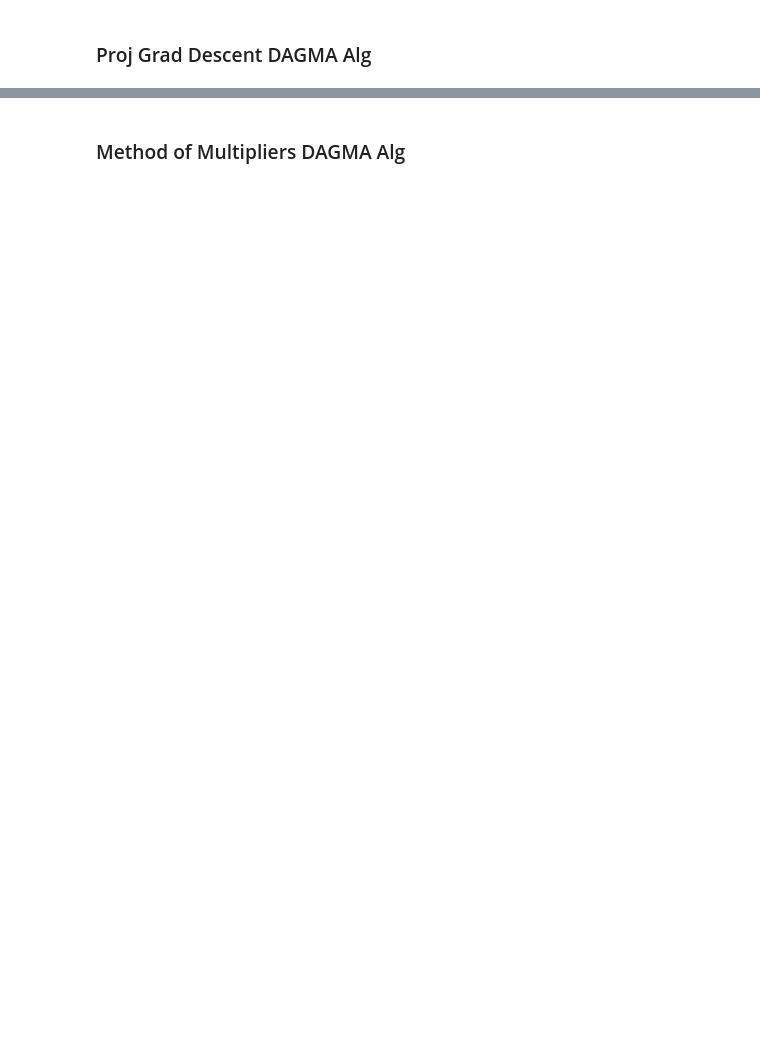
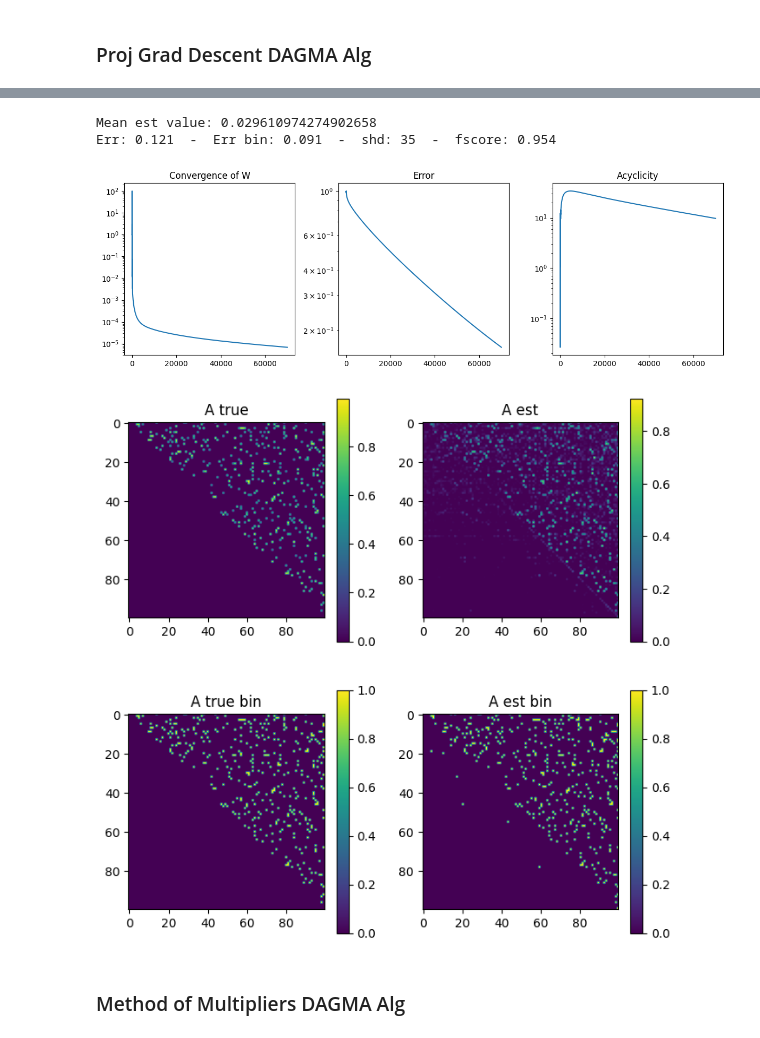
Before and after one commit to reysam93/cvx_dag_learning, a Jupyter notebook: preliminary_exp.ipynb, the cells around one changed output, grey strips where cells are left out. Drawn from its saved outputs; the diff is of its cells as text; code cells hidden in the pictures; blank space fills up the shorter version.

Commit message:
adding adam optim

```diff
--- a/preliminary_exp.ipynb
+++ b/preliminary_exp.ipynb
@@ -190,3 +188,39 @@ Err: 0.436  -  Err bin: 0.484  -  shd: 95  -  fscore: 0.757
+# %%
+## Second set of hyperparams N = 50
+lamb = get_lamb_value(N, M, 5e-2)
+# if edges == 2*N:
+#     args = {'stepsize': 5e-2, 'alpha': .5, 's': 1, 'lamb': np.sqrt(np.log(N)/M)*2e-2, 'max_iters': 50000,
+#             'tol': 1e-6,}
+# else:
+#     lamb = get_lamb_value(N, M, 2e-4)
+#     args = {'stepsize': 1e-3, 'alpha': .5, 's': 1, 'lamb': np.sqrt(np.log(N)/M)*2e-2, 'max_iters': 10000,
+#             'tol': 1e-6,}
+# args = {'stepsize': 5e-3, 'alpha': .5, 's': 1, 'lamb': np.sqrt(np.log(N)/M)*2e-2, 'max_iters': 50000,
+#         'tol': 1e-6,}
+lamb = get_lamb_value(N, M, 2e-4)
+args = {'stepsize': 1e-3, 'alpha': .5, 's': 1, 'lamb': lamb, 'max_iters': 70000,
+        'tol': 1e-6, 'adam_opt': True}
+
+
+
+# print('lamb:', args['lamb'])
+
+t_i = time.time()
+model_ppgd = Nonneg_dagma()
+A_dagma2 = model_ppgd.fit(X, **args, track_seq=True)
+t_solved = time.time() - t_i
+print(f'Solved in {t_solved:3f} seconds')
+
+# Plot description
+thr = .2
+print('Mean est value:', A_dagma2.mean())
+plot_convergence(model_ppgd, A)
+plot_result(A, A_dagma2, thr)
+# %% [output]
+Mean est value: 0.029610974274902658
+Err: 0.121  -  Err bin: 0.091  -  shd: 35  -  fscore: 0.954
+[figure, added]
+[figure, added]
 # %% [markdown]
 ### Method of Multipliers DAGMA Alg
 # %%
```
Also changed, not shown: parts of 3 cells of this notebook, 3 other files.
